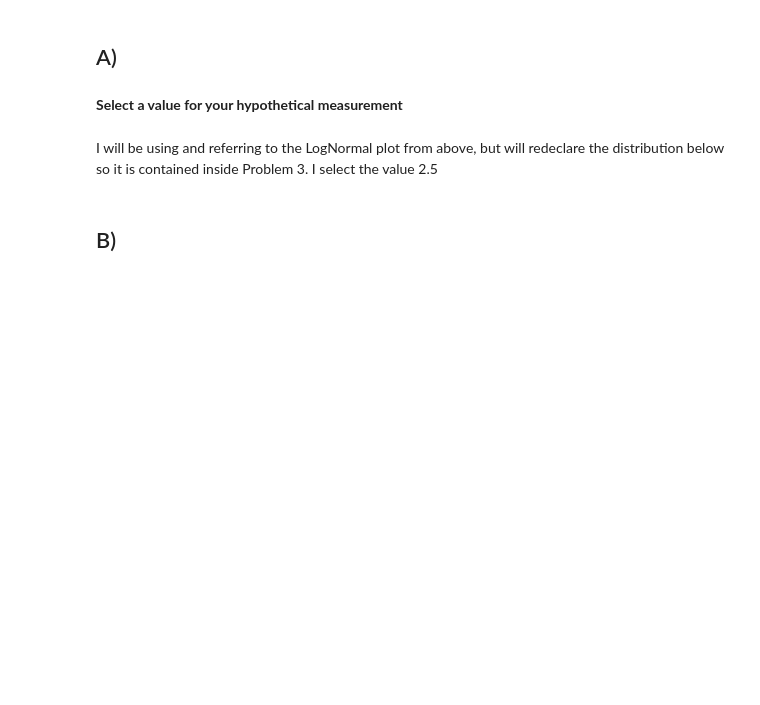
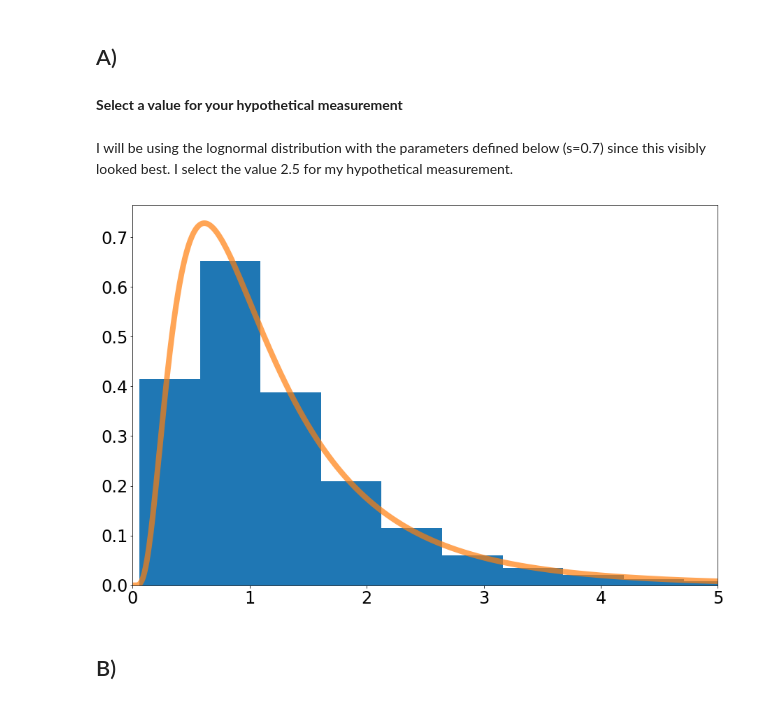
Before and after one commit to SOLHAUG13/Phys434_Autumn2021, a Jupyter notebook: Labs/Lab1/Lab1.ipynb, the cells around one changed output. Cells and saved outputs as stored; diff of their text form; code cells hidden in the pictures; blank space fills up the shorter version.

```diff
--- a/Labs/Lab1/Lab1.ipynb
+++ b/Labs/Lab1/Lab1.ipynb
@@ -193,8 +226,21 @@ plt.show()
 # %% [markdown]
 **Select a value for your hypothetical measurement**
 # %% [markdown]
-I will be using and referring to the LogNormal plot from above, but will redeclare the distribution below so it is contained inside Problem 3.
-I select the value 2.5
+I will be using the lognormal distribution with the parameters defined below (s=0.7) since this visibly looked best.
+I select the value 2.5 for my hypothetical measurement.
+# %%
+s = .7
+d = stats.lognorm.rvs(s, size = 100000)
+# %%
+fig, ax = plt.subplots(1, 1)
+ax.hist(d, 50, density=True)
+plt.tick_params(labelsize = 24)
+plt.xlim([0,5])
+x = np.linspace(0,5,1000)
+ax.plot(x,stats.lognorm.pdf(x, s),linewidth = 8,alpha = 0.7)
+plt.show()
+# %% [output]
+[figure, added]
 # %% [markdown]
 ## B)
 # %% [markdown]
```
Also changed, not shown: parts of 64 cells of this notebook.
